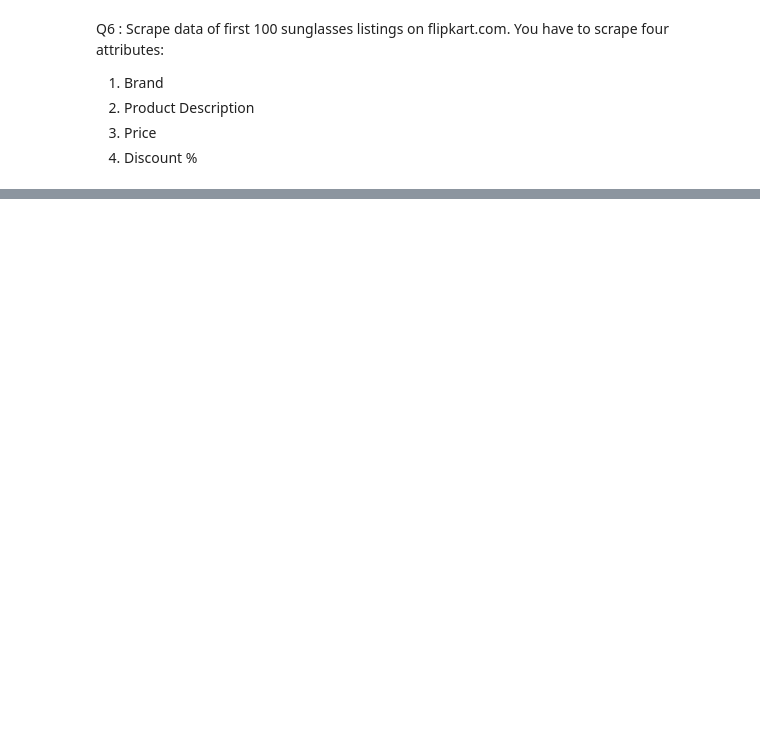
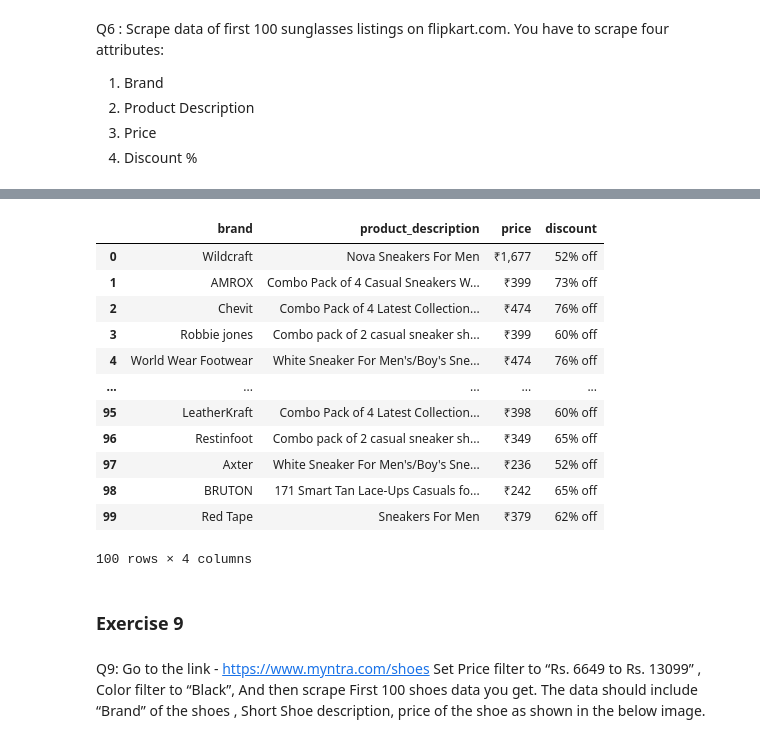
Before and after one commit to jazzcod/Flip_Robo_Projects, a Jupyter notebook: Flip_Robo_Selenium_Assignment_2.0.ipynb, the cells around one changed output, grey strips where cells are left out. Saved outputs shown, nothing was run; the diff lists cells and outputs as text; code cells hidden in the pictures; blank space fills up the shorter version.

```diff
--- a/Flip_Robo_Selenium_Assignment_2.0.ipynb
+++ b/Flip_Robo_Selenium_Assignment_2.0.ipynb
@@ -808,0 +920,68 @@ driver.get("https://www.flipkart.com/")
+# %%
+#creating empty lists
+brand=[]
+product_description=[]
+price=[]
+discount=[]
+
+#creating a loop for the page numbers
+for page in range(0,4):
+
+    #finding tags for brand names
+    brand_name_tags=driver.find_elements_by_xpath("//div[@class='_2WkVRV']")
+
+    #finding tags for product description
+    product_description_tags=driver.find_elements_by_xpath("//a[@class='IRpwTa']")
+
+    #finding tags for price
+    price_tags=driver.find_elements_by_class_name("_30jeq3")
+
+    #finding tags for discount
+    discount_tags=driver.find_elements_by_class_name("_3Ay6Sb")
+
+    #finding text element in brand tags
+    for i in brand_name_tags:
+        brand_name=i.text
+        brand.append(brand_name)
+
+    #finding text element in description tags
+    for i in product_description_tags:
+        product=i.text
+        product_description.append(product)
+
+    #finding text element in price tags
+    for i in price_tags:
+        prices=i.text
+        price.append(prices)
+
+     #finding text element in discount tags
+    for i in discount_tags:
+        dis=i.text
+        discount.append(dis)
+
+#creating a dataframe
+Sneakers=pd.DataFrame({})
+Sneakers["brand"]=brand[:100]
+Sneakers["product_description"]=product_description[:100]
+Sneakers["price"]=price[:100]
+Sneakers["discount"]=discount[:100]
+Sneakers
+# %% [output]
+|  | brand | product_description | price | discount |
+| 0 | Wildcraft | Nova Sneakers For Men | ₹1,677 | 52% off |
+| 1 | AMROX | Combo Pack of 4 Casual Sneakers W... | ₹399 | 73% off |
+| 2 | Chevit | Combo Pack of 4 Latest Collection... | ₹474 | 76% off |
+| 3 | Robbie jones | Combo pack of 2 casual sneaker sh... | ₹399 | 60% off |
+| 4 | World Wear Footwear | White Sneaker For Men's/Boy's Sne... | ₹474 | 76% off |
+| ... | ... | ... | ... | ... |
+| 95 | LeatherKraft | Combo Pack of 4 Latest Collection... | ₹398 | 60% off |
+| 96 | Restinfoot | Combo pack of 2 casual sneaker sh... | ₹349 | 65% off |
+| 97 | Axter | White Sneaker For Men's/Boy's Sne... | ₹236 | 52% off |
+| 98 | BRUTON | 171 Smart Tan Lace-Ups Casuals fo... | ₹242 | 65% off |
+| 99 | Red Tape | Sneakers For Men | ₹379 | 62% off |
+100 rows × 4 columns
+# %% [markdown]
+### Exercise 9
+# %% [markdown]
+Q9: Go to the link - https://www.myntra.com/shoes
+Set Price filter to “Rs. 6649 to Rs. 13099” , Color filter to “Black”, And then scrape First 100 shoes data you get. The data should include “Brand” of the shoes , Short Shoe description, price of the shoe as shown in the below image.
```
Also changed, not shown: parts of 43 cells of this notebook.
